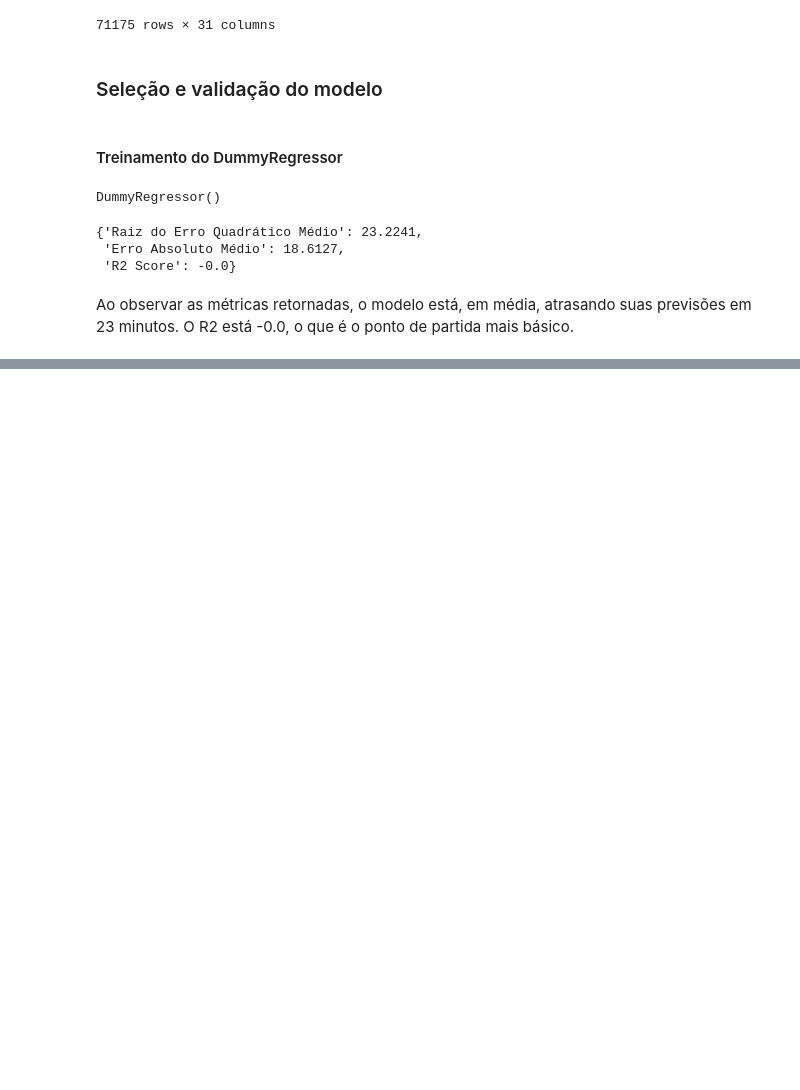
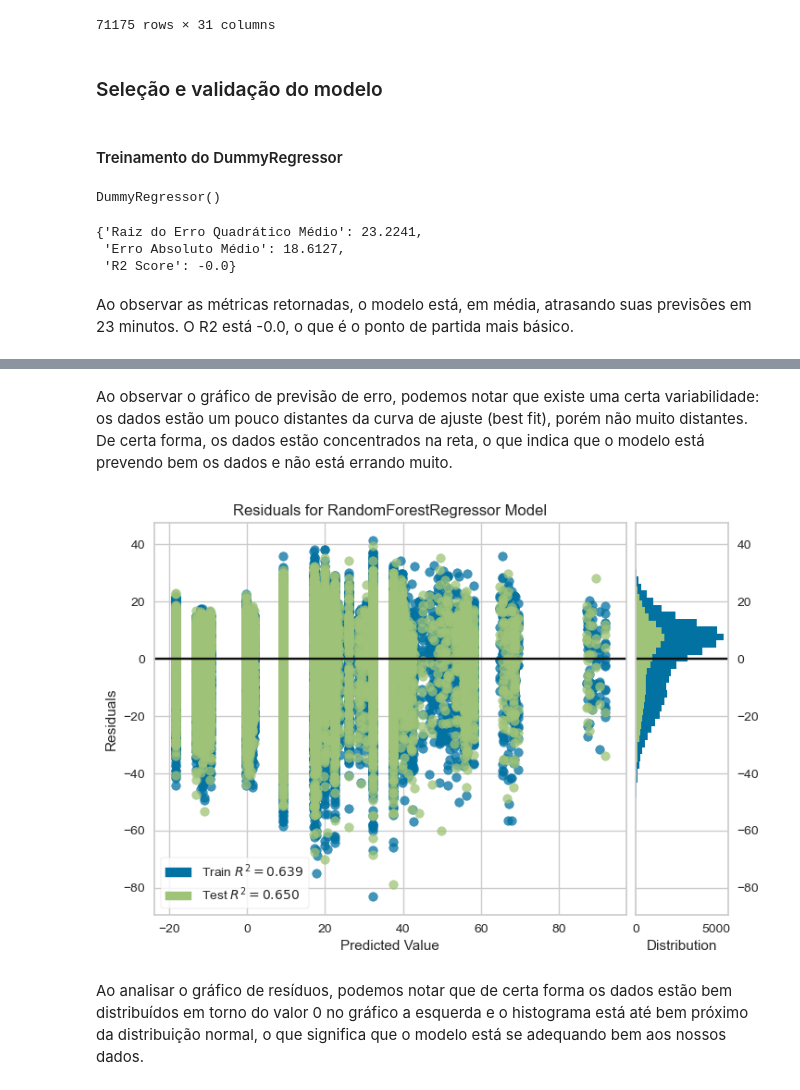
Before and after one commit to CrisNakamura/previsao_atraso_voo, a Jupyter notebook: modelo_atraso_voo.ipynb, the cells around one changed output, grey strips where cells are left out. Cells and saved outputs as stored; diff of their text form; code cells hidden in the pictures; blank space fills up the shorter version.

```diff
--- a/modelo_atraso_voo.ipynb
+++ b/modelo_atraso_voo.ipynb
@@ -343,0 +369,10 @@ Ao observar as métricas retornadas, o modelo está, em média, atrasando suas p
+# %% [markdown]
+Ao observar o gráfico de previsão de erro, podemos notar que existe uma certa variabilidade: os dados estão um pouco distantes da curva de ajuste (best fit), porém não muito distantes.
+De certa forma, os dados estão concentrados na reta, o que indica que o modelo está prevendo bem os dados e não está errando muito.
+# %%
+# Resíduo é o erro de previsão, o valor previsto menos o valor real.
+visualizer = residuals_plot(model_rf, X_train, y_train, X_test, y_test)
+# %% [output]
+[figure, added]
+# %% [markdown]
+Ao analisar o gráfico de resíduos, podemos notar que de certa forma os dados estão bem distribuídos em torno do valor 0 no gráfico a esquerda e o histograma está até bem próximo da distribuição normal, o que significa que o modelo está se adequando bem aos nossos dados.
```
Also changed, not shown: parts of 11 cells of this notebook.
